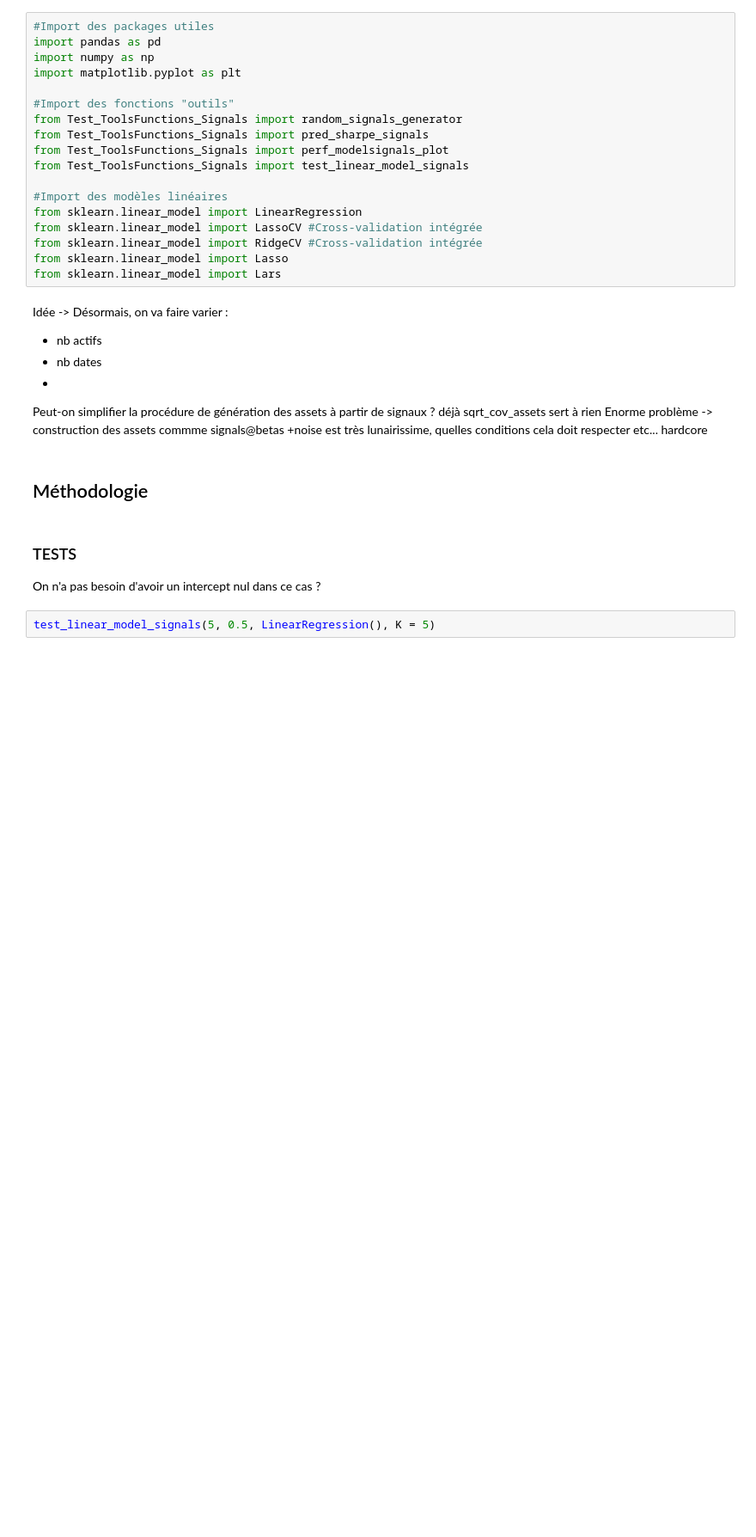
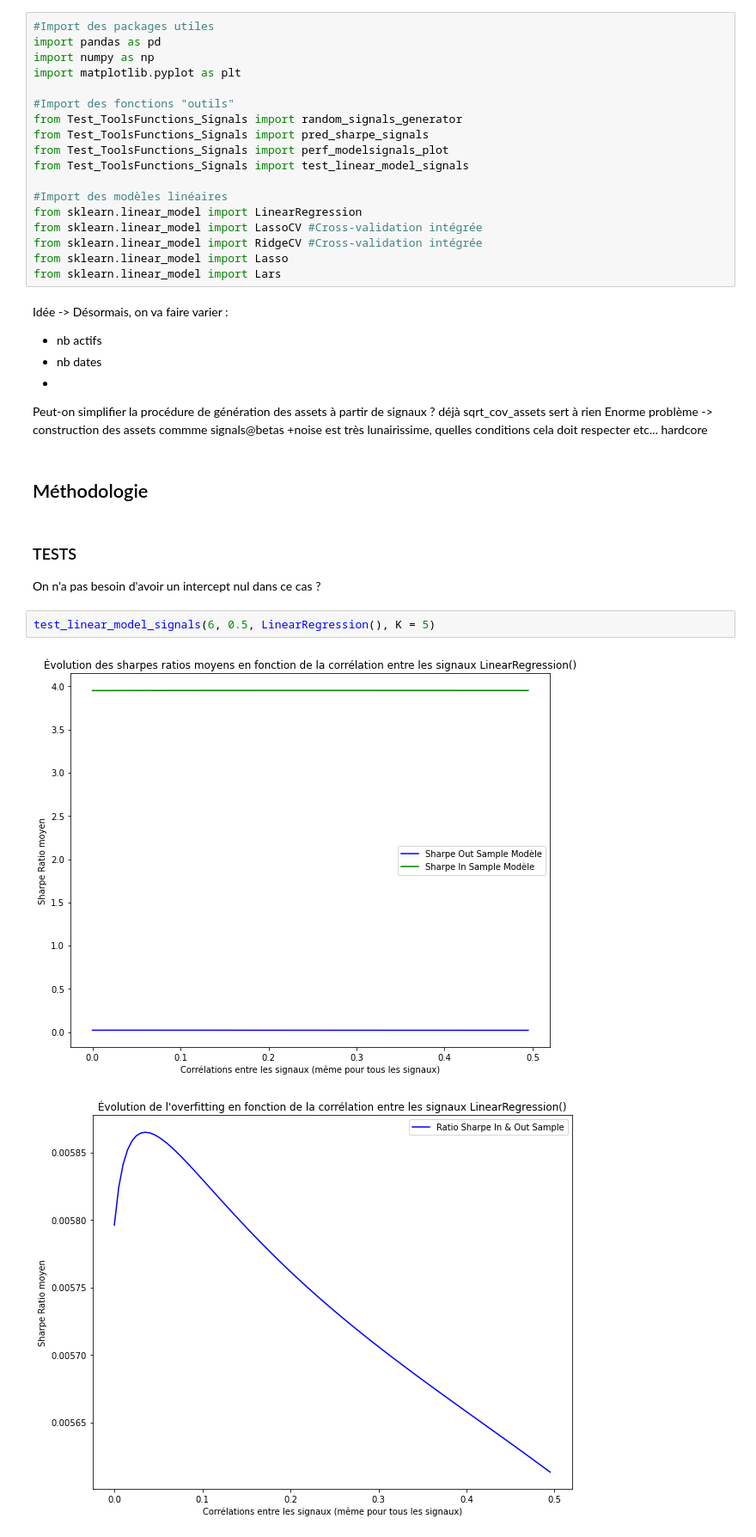
Before and after one commit to PyTomSss/StatApp_M1_ENSAE, a Jupyter notebook: Test_Linear_Models/Linear_Models_Signals.ipynb, the cells around one changed output. Shown at 86% size. Drawn from its saved outputs; the diff is of its cells as text; blank space fills up the shorter version.

```diff
--- a/Test_Linear_Models/Linear_Models_Signals.ipynb
+++ b/Test_Linear_Models/Linear_Models_Signals.ipynb
@@ -35,4 +35,7 @@ Enorme problème -> construction des assets commme signals@betas +noise est trè
 ### TESTS
 On n'a pas besoin d'avoir un intercept nul dans ce cas ?
 # %%
-test_linear_model_signals(5, 0.5, LinearRegression(), K = 5)
+test_linear_model_signals(6, 0.5, LinearRegression(), K = 5)
+# %% [output]
+[figure, added]
+[figure, added]
```
